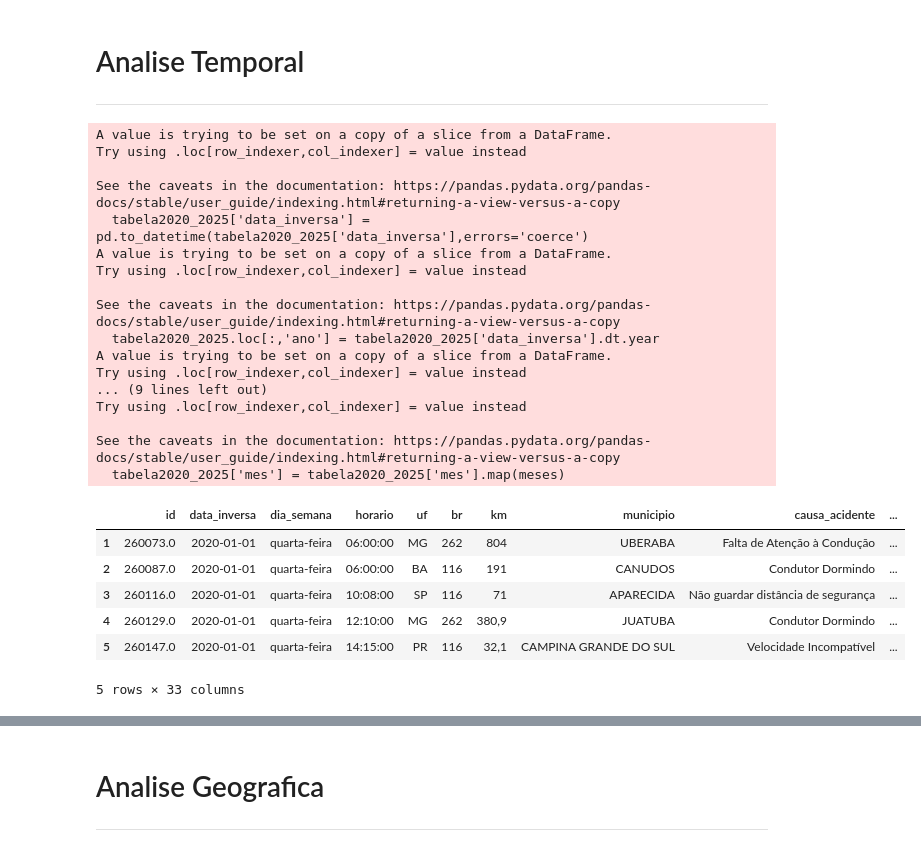
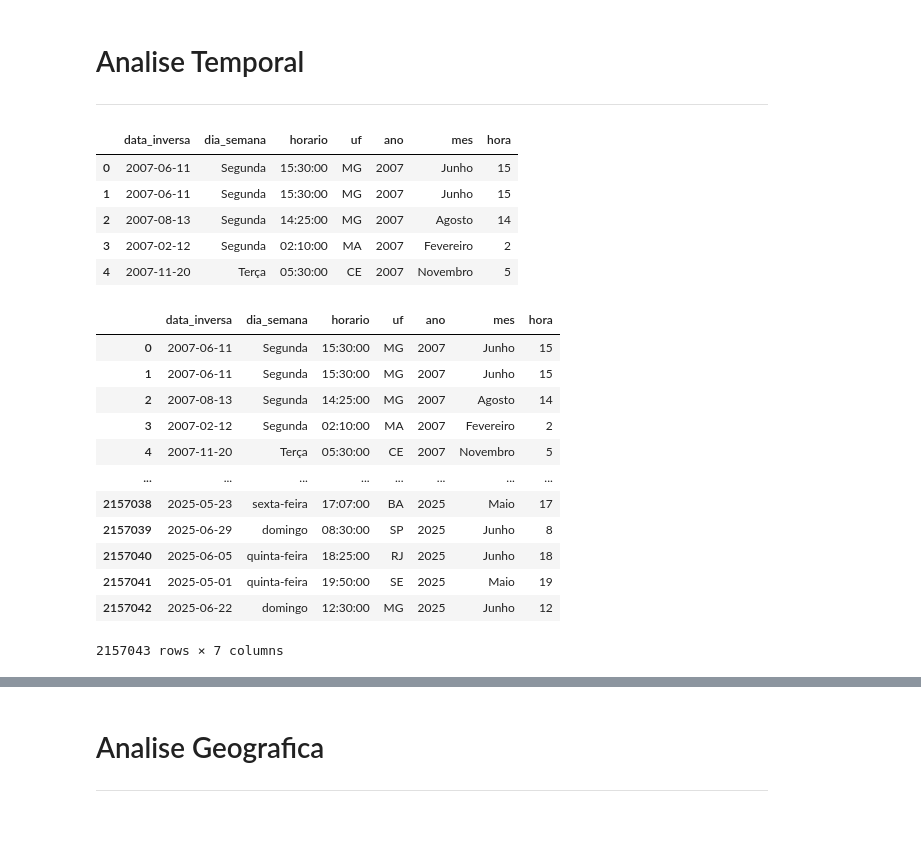
Before and after one commit to henriquesantos007/Trabalho-ICD-2025.1, a Jupyter notebook: meus_testes_01.ipynb, the cells around one changed output, grey strips where cells are left out. Cells and saved outputs as stored; diff of their text form; code cells hidden in the pictures; blank space fills up the shorter version.

```diff
--- a/meus_testes_01.ipynb
+++ b/meus_testes_01.ipynb
@@ -46 +95,15 @@ tabela2020_2025 = pd.concat([tabela2020, tabela2021, tabela2022, tabela2023, tab
+# %%
+tabela2007_2025['dia_semana'] = tabela2007_2025['dia_semana'].str.strip().str.capitalize()
+
+mapeamento = {
+    'Sexta-feira': 'Sexta',
+    'Segunda-feira': 'Segunda',
+    'Terça-feira': 'Terça',
+    'Quarta-feira': 'Quarta',
+    'Quinta-feira': 'Quinta',
+    'Sábado': 'Sábado',
+    'Domingo': 'Domingo'
+}
+
+tabela2007_2025['dia_semana'] = tabela2007_2025['dia_semana'].replace(mapeamento)
 # %%
@@ -102,42 +146,40 @@ Name: count, Length: 91, dtype: int64
 -----
 # %%
 # Convertendo a data inversa pra datetime
-tabela2020_2025['data_inversa'] = pd.to_datetime(tabela2020_2025['data_inversa'],errors='coerce')
+tabela2007_2025['data_inversa'] = pd.to_datetime(tabela2007_2025['data_inversa'],errors='coerce')
 
 meses = {1: 'Janeiro', 2: 'Fevereiro', 3: 'Março', 4: 'Abril', 5: 'Maio', 6: 'Junho',
          7: 'Julho', 8: 'Agosto', 9: 'Setembro', 10: 'Outubro', 11: 'Novembro', 12: 'Dezembro'}
 
 # Criando colunas derivadas
-tabela2020_2025.loc[:,'ano'] = tabela2020_2025['data_inversa'].dt.year
-tabela2020_2025.loc[:,'mes'] = tabela2020_2025['data_inversa'].dt.month
-tabela2020_2025.loc[:,'hora'] = pd.to_datetime(tabela2020_2025['horario'], format='%H:%M:%S', errors='coerce').dt.hour
+tabela2007_2025.loc[:,'ano'] = tabela2007_2025['data_inversa'].dt.year
+tabela2007_2025.loc[:,'mes'] = tabela2007_2025['data_inversa'].dt.month
+tabela2007_2025.loc[:,'hora'] = pd.to_datetime(tabela2007_2025['horario'], format='%H:%M:%S', errors='coerce').dt.hour
 
-tabela2020_2025['mes'] = tabela2020_2025['mes'].map(meses)
+tabela2007_2025['mes'] = tabela2007_2025['mes'].map(meses)
 
-display(tabela2020_2025.head())
+display(tabela2007_2025.head())
 # %% [output]
-A value is trying to be set on a copy of a slice from a DataFrame.
-Try using .loc[row_indexer,col_indexer] = value instead
-
-See the caveats in the documentation: https://pandas.pydata.org/pandas-docs/stable/user_guide/indexing.html#returning-a-view-versus-a-copy
-  tabela2020_2025['data_inversa'] = pd.to_datetime(tabela2020_2025['data_inversa'],errors='coerce')
-A value is trying to be set on a copy of a slice from a DataFrame.
-Try using .loc[row_indexer,col_indexer] = value instead
-
-See the caveats in the documentation: https://pandas.pydata.org/pandas-docs/stable/user_guide/indexing.html#returning-a-view-versus-a-copy
-  tabela2020_2025.loc[:,'ano'] = tabela2020_2025['data_inversa'].dt.year
-A value is trying to be set on a copy of a slice from a DataFrame.
-Try using .loc[row_indexer,col_indexer] = value instead
-... (9 lines left out)
-Try using .loc[row_indexer,col_indexer] = value instead
-
-See the caveats in the documentation: https://pandas.pydata.org/pandas-docs/stable/user_guide/indexing.html#returning-a-view-versus-a-copy
-  tabela2020_2025['mes'] = tabela2020_2025['mes'].map(meses)
-|  | id | data_inversa | dia_semana | horario | uf | br | km | municipio | causa_acidente | ... |
-| 1 | 260073.0 | 2020-01-01 | quarta-feira | 06:00:00 | MG | 262 | 804 | UBERABA | Falta de Atenção à Condução | ... |
-| 2 | 260087.0 | 2020-01-01 | quarta-feira | 06:00:00 | BA | 116 | 191 | CANUDOS | Condutor Dormindo | ... |
-| 3 | 260116.0 | 2020-01-01 | quarta-feira | 10:08:00 | SP | 116 | 71 | APARECIDA | Não guardar distância de segurança | ... |
-| 4 | 260129.0 | 2020-01-01 | quarta-feira | 12:10:00 | MG | 262 | 380,9 | JUATUBA | Condutor Dormindo | ... |
-| 5 | 260147.0 | 2020-01-01 | quarta-feira | 14:15:00 | PR | 116 | 32,1 | CAMPINA GRANDE DO SUL | Velocidade Incompatível | ... |
+|  | data_inversa | dia_semana | horario | uf | ano | mes | hora |
+| 0 | 2007-06-11 | Segunda | 15:30:00 | MG | 2007 | Junho | 15 |
+| 1 | 2007-06-11 | Segunda | 15:30:00 | MG | 2007 | Junho | 15 |
+| 2 | 2007-08-13 | Segunda | 14:25:00 | MG | 2007 | Agosto | 14 |
+| 3 | 2007-02-12 | Segunda | 02:10:00 | MA | 2007 | Fevereiro | 2 |
+| 4 | 2007-11-20 | Terça | 05:30:00 | CE | 2007 | Novembro | 5 |
-5 rows × 33 columns
+# %%
+tabela2007_2025
+# %% [output]
+|  | data_inversa | dia_semana | horario | uf | ano | mes | hora |
+| 0 | 2007-06-11 | Segunda | 15:30:00 | MG | 2007 | Junho | 15 |
+| 1 | 2007-06-11 | Segunda | 15:30:00 | MG | 2007 | Junho | 15 |
+| 2 | 2007-08-13 | Segunda | 14:25:00 | MG | 2007 | Agosto | 14 |
+| 3 | 2007-02-12 | Segunda | 02:10:00 | MA | 2007 | Fevereiro | 2 |
+| 4 | 2007-11-20 | Terça | 05:30:00 | CE | 2007 | Novembro | 5 |
+| ... | ... | ... | ... | ... | ... | ... | ... |
+| 2157038 | 2025-05-23 | sexta-feira | 17:07:00 | BA | 2025 | Maio | 17 |
+| 2157039 | 2025-06-29 | domingo | 08:30:00 | SP | 2025 | Junho | 8 |
+| 2157040 | 2025-06-05 | quinta-feira | 18:25:00 | RJ | 2025 | Junho | 18 |
+| 2157041 | 2025-05-01 | quinta-feira | 19:50:00 | SE | 2025 | Maio | 19 |
+| 2157042 | 2025-06-22 | domingo | 12:30:00 | MG | 2025 | Junho | 12 |
+2157043 rows × 7 columns
 # %%
```
Also changed, not shown: parts of 23 cells of this notebook, 14 other files.
